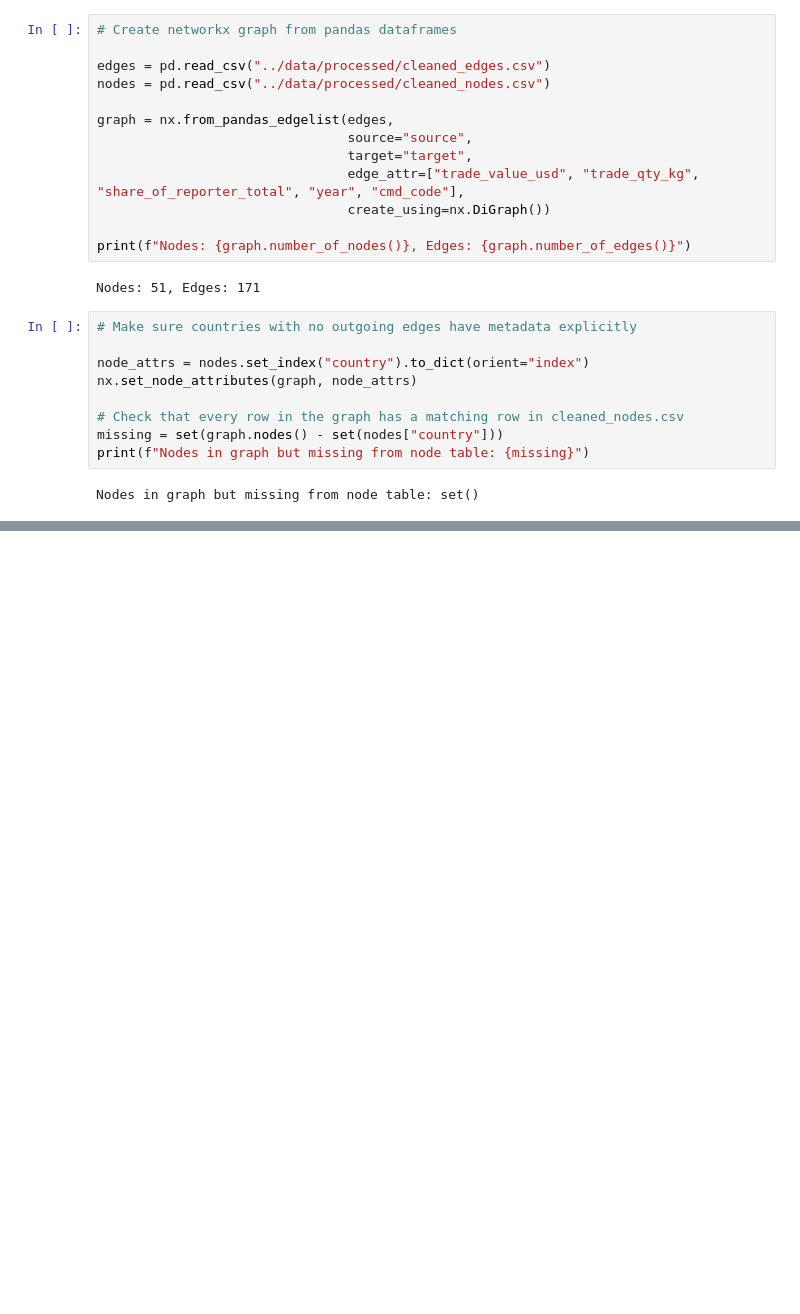
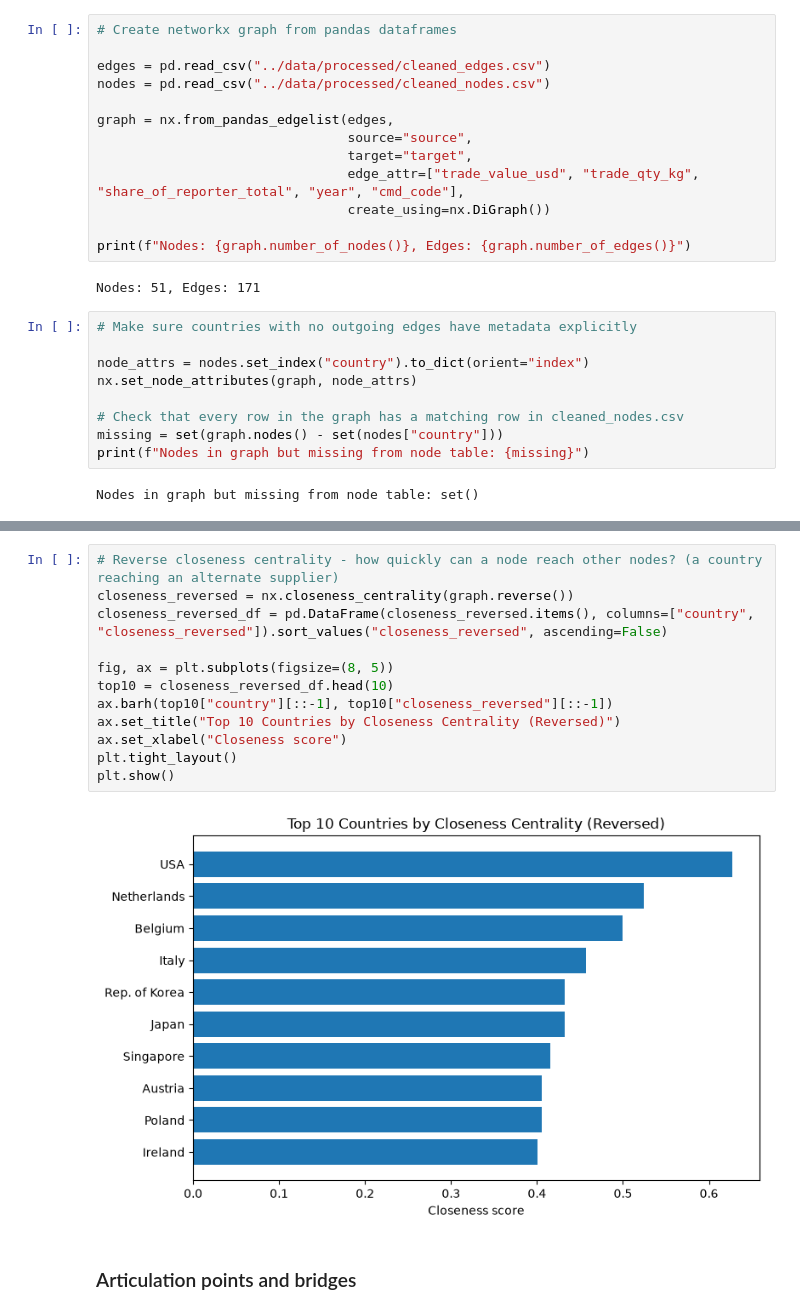
Before and after one commit to jandersen12/supply-chain-mapping-hys, a Jupyter notebook: notebooks/eda.ipynb, the cells around one changed output, grey strips where cells are left out. Cells and saved outputs as stored; diff of their text form; blank space fills up the shorter version.

```diff
--- a/notebooks/eda.ipynb
+++ b/notebooks/eda.ipynb
@@ -172,0 +327,16 @@ gallium_network.html
+# %%
+# Reverse closeness centrality - how quickly can a node reach other nodes? (a country reaching an alternate supplier)
+closeness_reversed = nx.closeness_centrality(graph.reverse())
+closeness_reversed_df = pd.DataFrame(closeness_reversed.items(), columns=["country", "closeness_reversed"]).sort_values("closeness_reversed", ascending=False)
+
+fig, ax = plt.subplots(figsize=(8, 5))
+top10 = closeness_reversed_df.head(10)
+ax.barh(top10["country"][::-1], top10["closeness_reversed"][::-1])
+ax.set_title("Top 10 Countries by Closeness Centrality (Reversed)")
+ax.set_xlabel("Closeness score")
+plt.tight_layout()
+plt.show()
+# %% [output]
+[figure, added]
+# %% [markdown]
+### Articulation points and bridges
```
Also changed, not shown: parts of 22 cells of this notebook, 1 other file.
